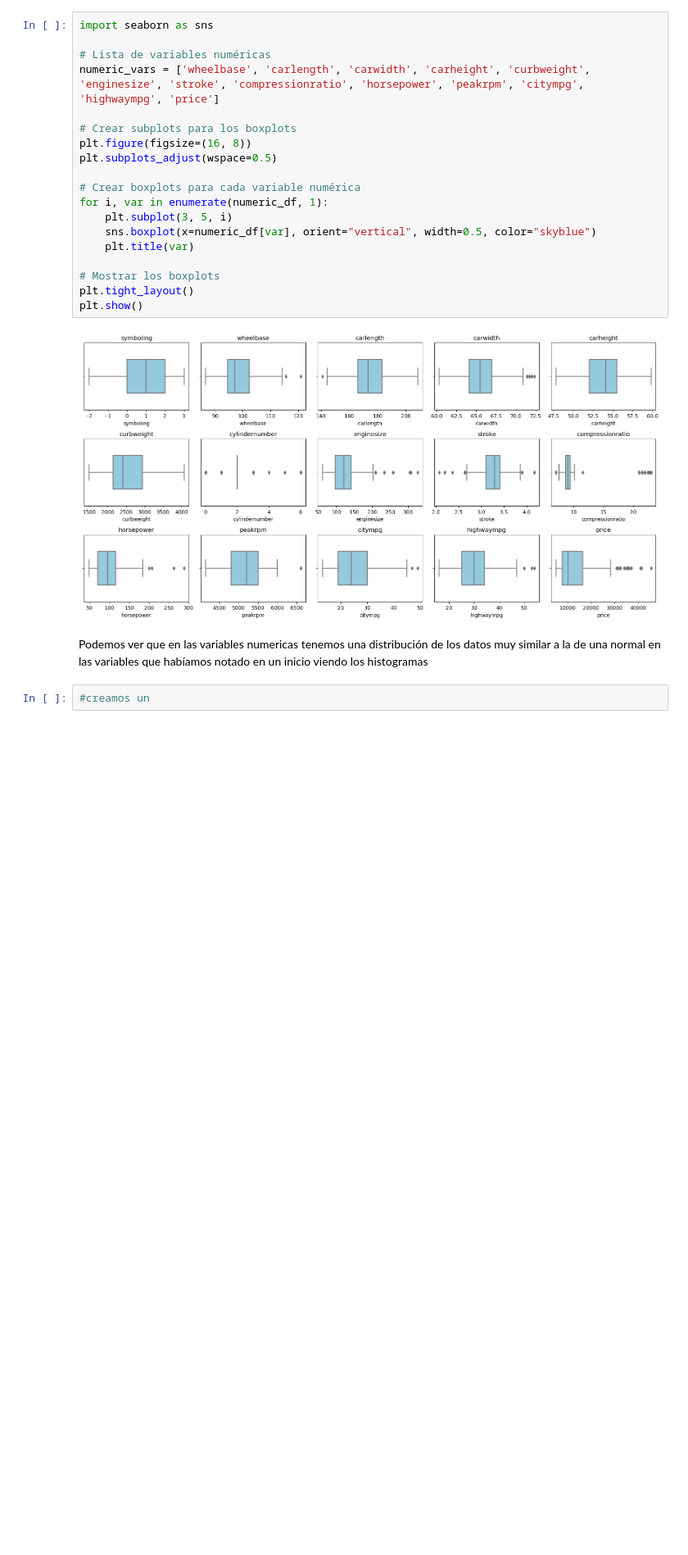
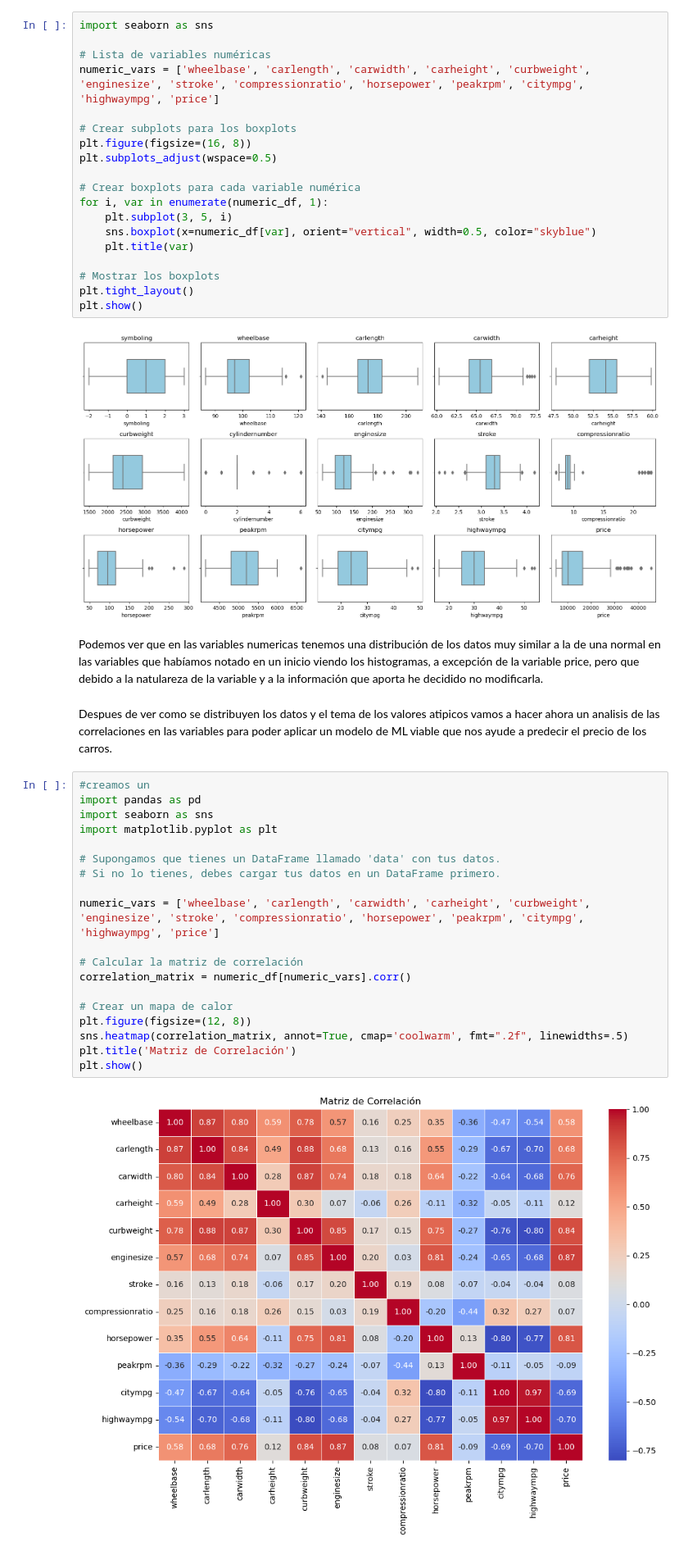
Before and after one commit to AlfredoGrcaa/LR_WO_Framework, a Jupyter notebook: final/estadistica/implementacion_estadistica.ipynb, the cells around one changed output. Shown at 82% size. Saved outputs shown, nothing was run; the diff lists cells and outputs as text; blank space fills up the shorter version.

```diff
--- a/final/estadistica/implementacion_estadistica.ipynb
+++ b/final/estadistica/implementacion_estadistica.ipynb
@@ -228,6 +228,27 @@ plt.show()
 # %% [output]
 [figure]
 # %% [markdown]
-Podemos ver que en las variables numericas tenemos una distribución de los datos muy similar a la de una normal en las variables que habíamos notado en un inicio viendo los histogramas
+Podemos ver que en las variables numericas tenemos una distribución de los datos muy similar a la de una normal en las variables que habíamos notado en un inicio viendo los histogramas, a excepción de la variable price, pero que debido a la natulareza de la variable y a la información que aporta he decidido no modificarla.
-# %%
-#creamos un
+# %% [markdown]
+Despues de ver como se distribuyen los datos y el tema de los valores atipicos vamos a hacer ahora un analisis de las correlaciones en las variables para poder aplicar un modelo de ML viable que nos ayude a predecir el precio de los carros.
+# %%
+#creamos un
+import pandas as pd
+import seaborn as sns
+import matplotlib.pyplot as plt
+
+# Supongamos que tienes un DataFrame llamado 'data' con tus datos.
+# Si no lo tienes, debes cargar tus datos en un DataFrame primero.
+
+numeric_vars = ['wheelbase', 'carlength', 'carwidth', 'carheight', 'curbweight', 'enginesize', 'stroke', 'compressionratio', 'horsepower', 'peakrpm', 'citympg', 'highwaympg', 'price']
+
+# Calcular la matriz de correlación
+correlation_matrix = numeric_df[numeric_vars].corr()
+
+# Crear un mapa de calor
+plt.figure(figsize=(12, 8))
+sns.heatmap(correlation_matrix, annot=True, cmap='coolwarm', fmt=".2f", linewidths=.5)
+plt.title('Matriz de Correlación')
+plt.show()
+# %% [output]
+[figure, added]
```
Also changed, not shown: parts of 80 cells of this notebook.
